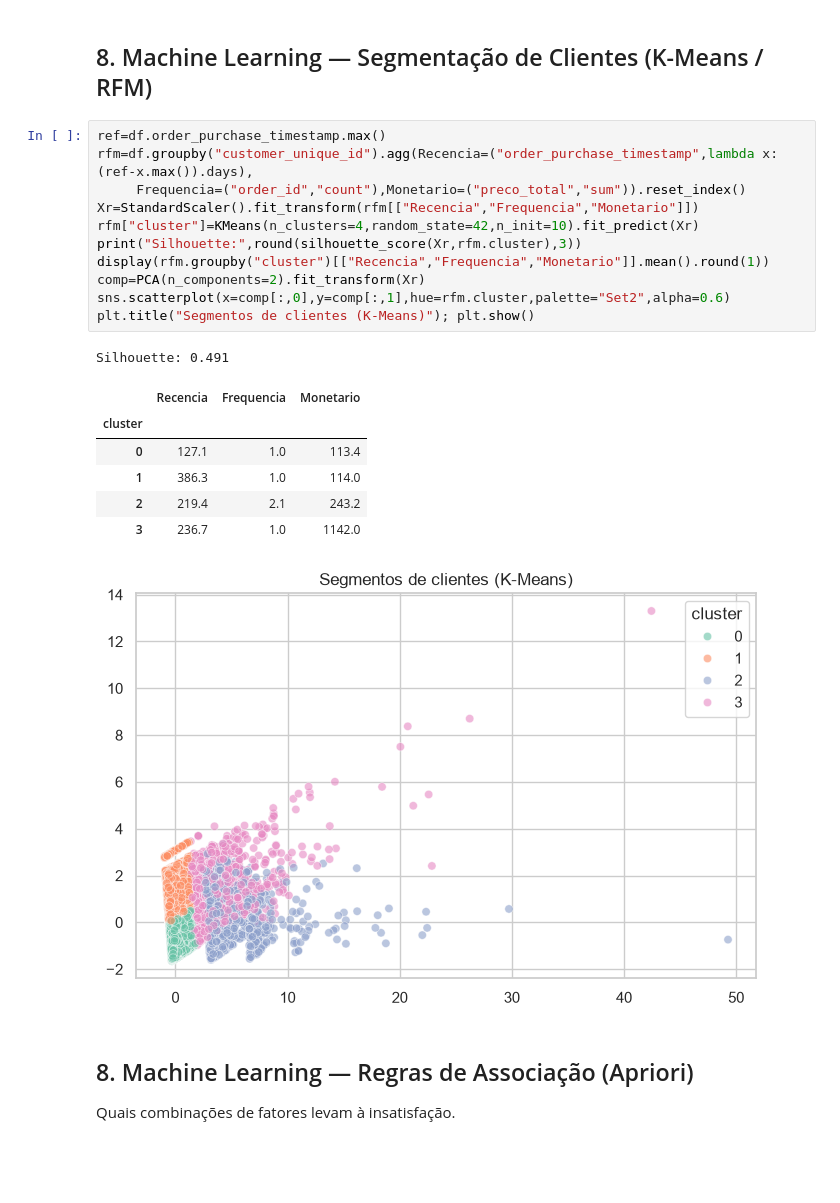
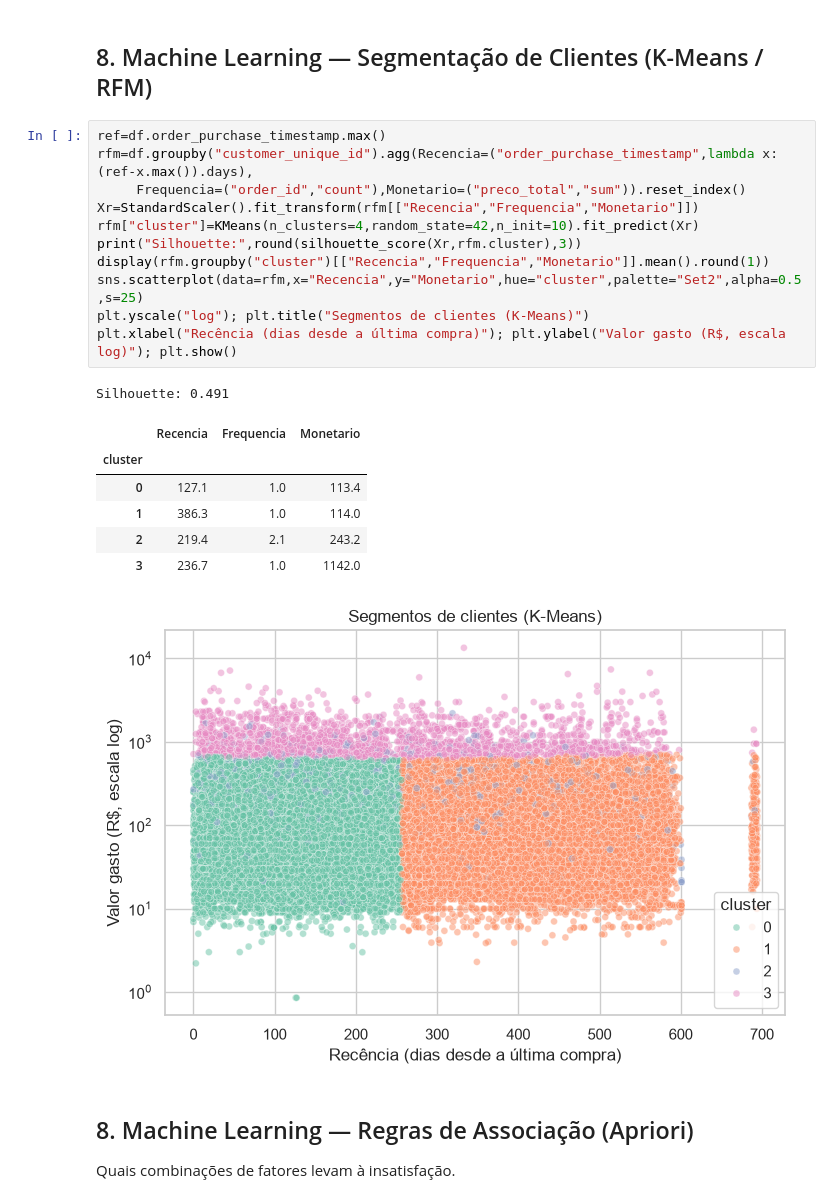
Before and after one commit to Alves56/projeto-ciencia-dados-satisfacao-ecommerce, a Jupyter notebook: notebooks/Projeto_Olist.ipynb, the cells around one changed output. Drawn from its saved outputs; the diff is of its cells as text; blank space fills up the shorter version.

Commit message:
Melhora graficos e slides: rotulos legiveis, clusters interpretaveis, 1 grafico por slide com contexto

```diff
--- a/notebooks/Projeto_Olist.ipynb
+++ b/notebooks/Projeto_Olist.ipynb
@@ -266,23 +266,23 @@ R2=0.135  MAE=0.93
 # %%
 ref=df.order_purchase_timestamp.max()
 rfm=df.groupby("customer_unique_id").agg(Recencia=("order_purchase_timestamp",lambda x:(ref-x.max()).days),
      Frequencia=("order_id","count"),Monetario=("preco_total","sum")).reset_index()
 Xr=StandardScaler().fit_transform(rfm[["Recencia","Frequencia","Monetario"]])
 rfm["cluster"]=KMeans(n_clusters=4,random_state=42,n_init=10).fit_predict(Xr)
 print("Silhouette:",round(silhouette_score(Xr,rfm.cluster),3))
 display(rfm.groupby("cluster")[["Recencia","Frequencia","Monetario"]].mean().round(1))
-comp=PCA(n_components=2).fit_transform(Xr)
-sns.scatterplot(x=comp[:,0],y=comp[:,1],hue=rfm.cluster,palette="Set2",alpha=0.6)
-plt.title("Segmentos de clientes (K-Means)"); plt.show()
+sns.scatterplot(data=rfm,x="Recencia",y="Monetario",hue="cluster",palette="Set2",alpha=0.5,s=25)
+plt.yscale("log"); plt.title("Segmentos de clientes (K-Means)")
+plt.xlabel("Recência (dias desde a última compra)"); plt.ylabel("Valor gasto (R$, escala log)"); plt.show()
 # %% [output]
 Silhouette: 0.491
 |  | Recencia | Frequencia | Monetario |
 | cluster |  |  |  |
 | 0 | 127.1 | 1.0 | 113.4 |
 | 1 | 386.3 | 1.0 | 114.0 |
 | 2 | 219.4 | 2.1 | 243.2 |
 | 3 | 236.7 | 1.0 | 1142.0 |
-[figure, old version]
+[figure, new version]
 # %% [markdown]
 ## 8. Machine Learning — Regras de Associação (Apriori)
 Quais combinações de fatores levam à insatisfação.
```
Also changed, not shown: parts of 1 cell of this notebook, 14 other files.
